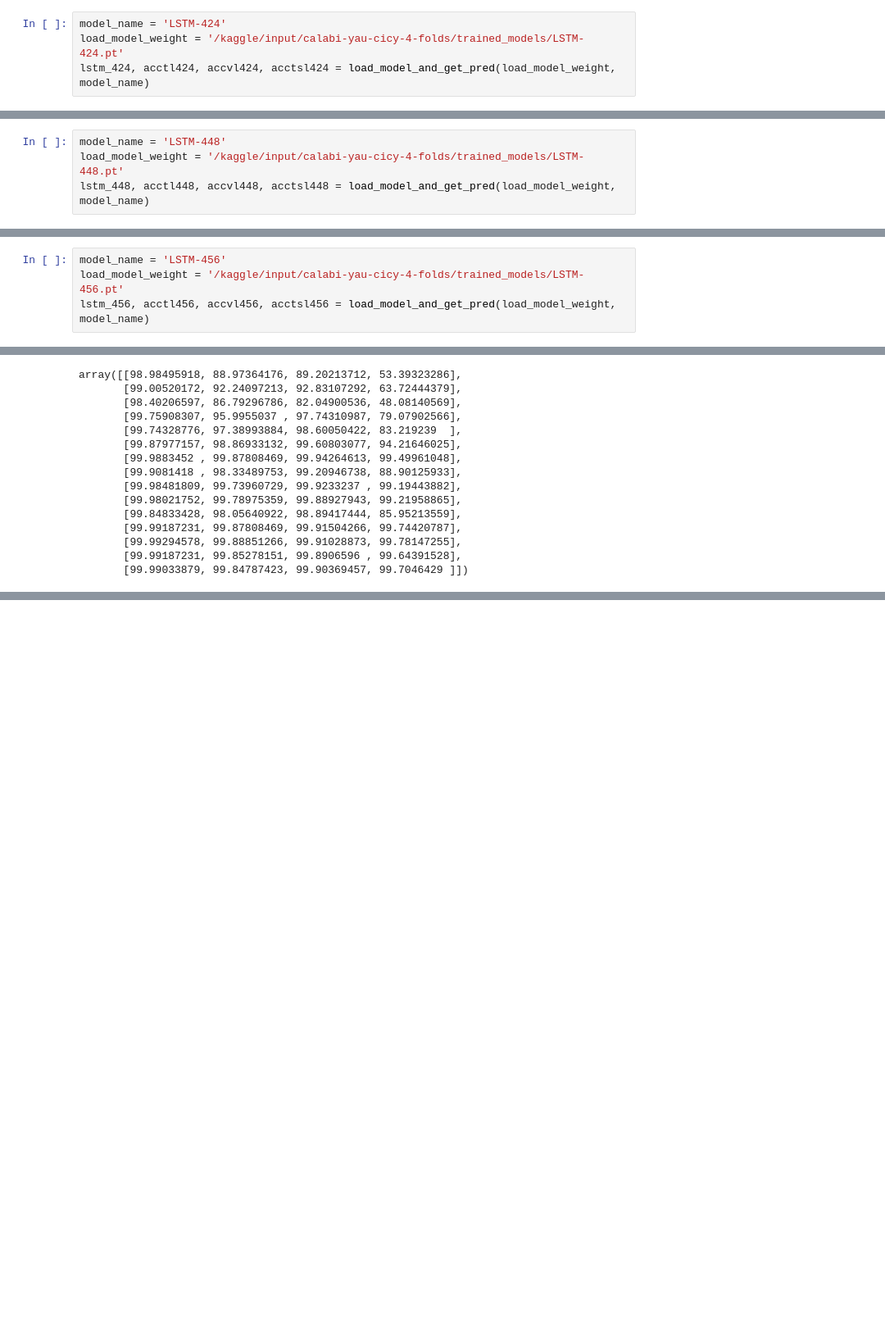
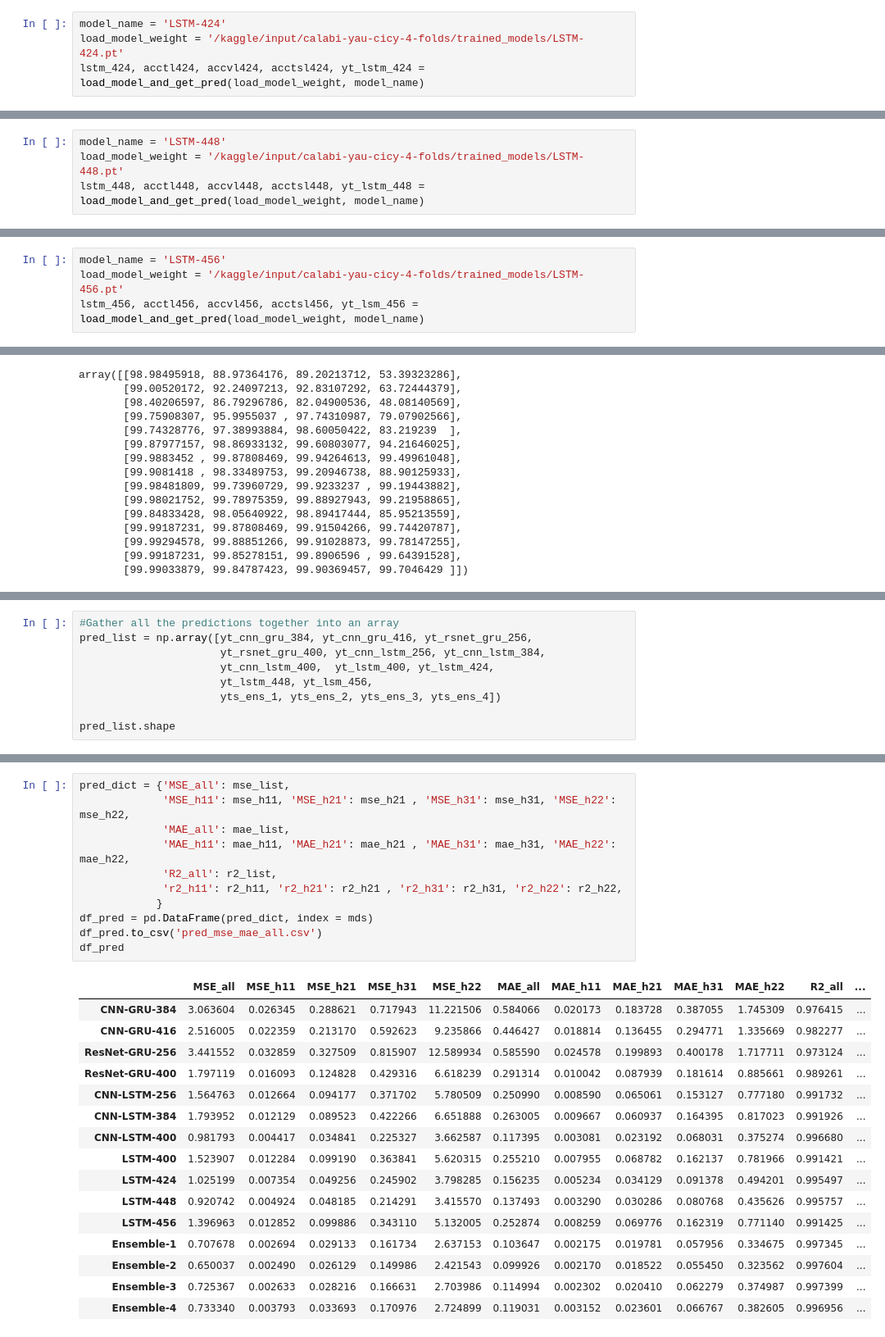
Before and after one commit to lorrespz/CICY4-Deep-learning-hybrid-recurrent-NNs-main, a Jupyter notebook: cicy4-training-results-all-models.ipynb, the cells around one changed output, grey strips where cells are left out. Shown at 82% size. Cells and saved outputs as stored; diff of their text form; blank space fills up the shorter version.

```diff
--- a/cicy4-training-results-all-models.ipynb
+++ b/cicy4-training-results-all-models.ipynb
@@ -672,7 +467,7 @@ lstm_400, acctl400, accvl400, acctsl400 = load_model_and_get_pred(load_model_wei
 # %%
 model_name = 'LSTM-424'
 load_model_weight = '/kaggle/input/calabi-yau-cicy-4-folds/trained_models/LSTM-424.pt'
-lstm_424, acctl424, accvl424, acctsl424 = load_model_and_get_pred(load_model_weight, model_name)
+lstm_424, acctl424, accvl424, acctsl424, yt_lstm_424 = load_model_and_get_pred(load_model_weight, model_name)
 # %% [output]
  Train accuracies for LSTM-424: [99.98481809315251, 99.73960729467622, 99.9233237027904, 99.19443882151599]
 
@@ -682,7 +477,7 @@ lstm_424, acctl424, accvl424, acctsl424 = load_model_and_get_pred(load_model_wei
 # %%
 model_name = 'LSTM-448'
 load_model_weight = '/kaggle/input/calabi-yau-cicy-4-folds/trained_models/LSTM-448.pt'
-lstm_448, acctl448, accvl448, acctsl448 = load_model_and_get_pred(load_model_weight, model_name)
+lstm_448, acctl448, accvl448, acctsl448, yt_lstm_448 = load_model_and_get_pred(load_model_weight, model_name)
 # %% [output]
  Train accuracies for LSTM-448: [99.98021751531992, 99.78975359305129, 99.88927942682935, 99.21958864700073]
 
@@ -692,7 +487,7 @@ lstm_448, acctl448, accvl448, acctsl448 = load_model_and_get_pred(load_model_wei
 # %%
 model_name = 'LSTM-456'
 load_model_weight = '/kaggle/input/calabi-yau-cicy-4-folds/trained_models/LSTM-456.pt'
-lstm_456, acctl456, accvl456, acctsl456 = load_model_and_get_pred(load_model_weight, model_name)
+lstm_456, acctl456, accvl456, acctsl456, yt_lsm_456 = load_model_and_get_pred(load_model_weight, model_name)
 # %% [output]
  Train accuracies for LSTM-456: [99.84833428411942, 98.05640921833115, 98.8941744416432, 85.95213558822988]
 
@@ -1083,0 +689,9 @@ plt.savefig('Last_train_test_loss_values.png')
+# %%
+#Gather all the predictions together into an array
+pred_list = np.array([yt_cnn_gru_384, yt_cnn_gru_416, yt_rsnet_gru_256,
+                      yt_rsnet_gru_400, yt_cnn_lstm_256, yt_cnn_lstm_384,
+                      yt_cnn_lstm_400,  yt_lstm_400, yt_lstm_424,
+                      yt_lstm_448, yt_lsm_456,
+                      yts_ens_1, yts_ens_2, yts_ens_3, yts_ens_4])
+
+pred_list.shape
@@ -1083,0 +761,28 @@ plt.savefig('Last_train_test_loss_values.png')
+# %%
+pred_dict = {'MSE_all': mse_list,
+             'MSE_h11': mse_h11, 'MSE_h21': mse_h21 , 'MSE_h31': mse_h31, 'MSE_h22': mse_h22,
+             'MAE_all': mae_list,
+             'MAE_h11': mae_h11, 'MAE_h21': mae_h21 , 'MAE_h31': mae_h31, 'MAE_h22': mae_h22,
+             'R2_all': r2_list,
+             'r2_h11': r2_h11, 'r2_h21': r2_h21 , 'r2_h31': r2_h31, 'r2_h22': r2_h22,
+            }
+df_pred = pd.DataFrame(pred_dict, index = mds)
+df_pred.to_csv('pred_mse_mae_all.csv')
+df_pred
+# %% [output]
+|  | MSE_all | MSE_h11 | MSE_h21 | MSE_h31 | MSE_h22 | MAE_all | MAE_h11 | MAE_h21 | MAE_h31 | MAE_h22 | R2_all | ... |
+| CNN-GRU-384 | 3.063604 | 0.026345 | 0.288621 | 0.717943 | 11.221506 | 0.584066 | 0.020173 | 0.183728 | 0.387055 | 1.745309 | 0.976415 | ... |
+| CNN-GRU-416 | 2.516005 | 0.022359 | 0.213170 | 0.592623 | 9.235866 | 0.446427 | 0.018814 | 0.136455 | 0.294771 | 1.335669 | 0.982277 | ... |
+| ResNet-GRU-256 | 3.441552 | 0.032859 | 0.327509 | 0.815907 | 12.589934 | 0.585590 | 0.024578 | 0.199893 | 0.400178 | 1.717711 | 0.973124 | ... |
+| ResNet-GRU-400 | 1.797119 | 0.016093 | 0.124828 | 0.429316 | 6.618239 | 0.291314 | 0.010042 | 0.087939 | 0.181614 | 0.885661 | 0.989261 | ... |
+| CNN-LSTM-256 | 1.564763 | 0.012664 | 0.094177 | 0.371702 | 5.780509 | 0.250990 | 0.008590 | 0.065061 | 0.153127 | 0.777180 | 0.991732 | ... |
+| CNN-LSTM-384 | 1.793952 | 0.012129 | 0.089523 | 0.422266 | 6.651888 | 0.263005 | 0.009667 | 0.060937 | 0.164395 | 0.817023 | 0.991926 | ... |
+| CNN-LSTM-400 | 0.981793 | 0.004417 | 0.034841 | 0.225327 | 3.662587 | 0.117395 | 0.003081 | 0.023192 | 0.068031 | 0.375274 | 0.996680 | ... |
+| LSTM-400 | 1.523907 | 0.012284 | 0.099190 | 0.363841 | 5.620315 | 0.255210 | 0.007955 | 0.068782 | 0.162137 | 0.781966 | 0.991421 | ... |
+| LSTM-424 | 1.025199 | 0.007354 | 0.049256 | 0.245902 | 3.798285 | 0.156235 | 0.005234 | 0.034129 | 0.091378 | 0.494201 | 0.995497 | ... |
+| LSTM-448 | 0.920742 | 0.004924 | 0.048185 | 0.214291 | 3.415570 | 0.137493 | 0.003290 | 0.030286 | 0.080768 | 0.435626 | 0.995757 | ... |
+| LSTM-456 | 1.396963 | 0.012852 | 0.099886 | 0.343110 | 5.132005 | 0.252874 | 0.008259 | 0.069776 | 0.162319 | 0.771140 | 0.991425 | ... |
+| Ensemble-1 | 0.707678 | 0.002694 | 0.029133 | 0.161734 | 2.637153 | 0.103647 | 0.002175 | 0.019781 | 0.057956 | 0.334675 | 0.997345 | ... |
+| Ensemble-2 | 0.650037 | 0.002490 | 0.026129 | 0.149986 | 2.421543 | 0.099926 | 0.002170 | 0.018522 | 0.055450 | 0.323562 | 0.997604 | ... |
+| Ensemble-3 | 0.725367 | 0.002633 | 0.028216 | 0.166631 | 2.703986 | 0.114994 | 0.002302 | 0.020410 | 0.062279 | 0.374987 | 0.997399 | ... |
+| Ensemble-4 | 0.733340 | 0.003793 | 0.033693 | 0.170976 | 2.724899 | 0.119031 | 0.003152 | 0.023601 | 0.066767 | 0.382605 | 0.996956 | ... |
```
Also changed, not shown: parts of 40 cells of this notebook.
